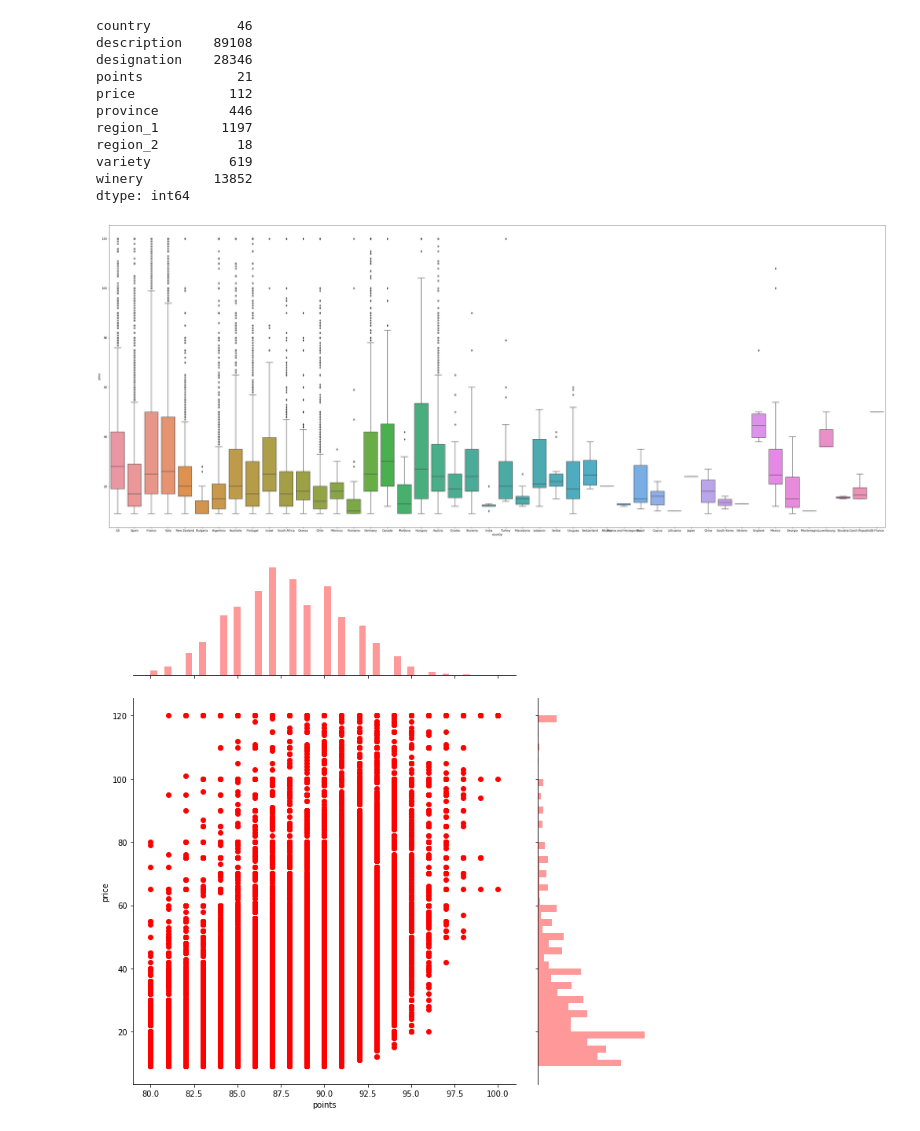
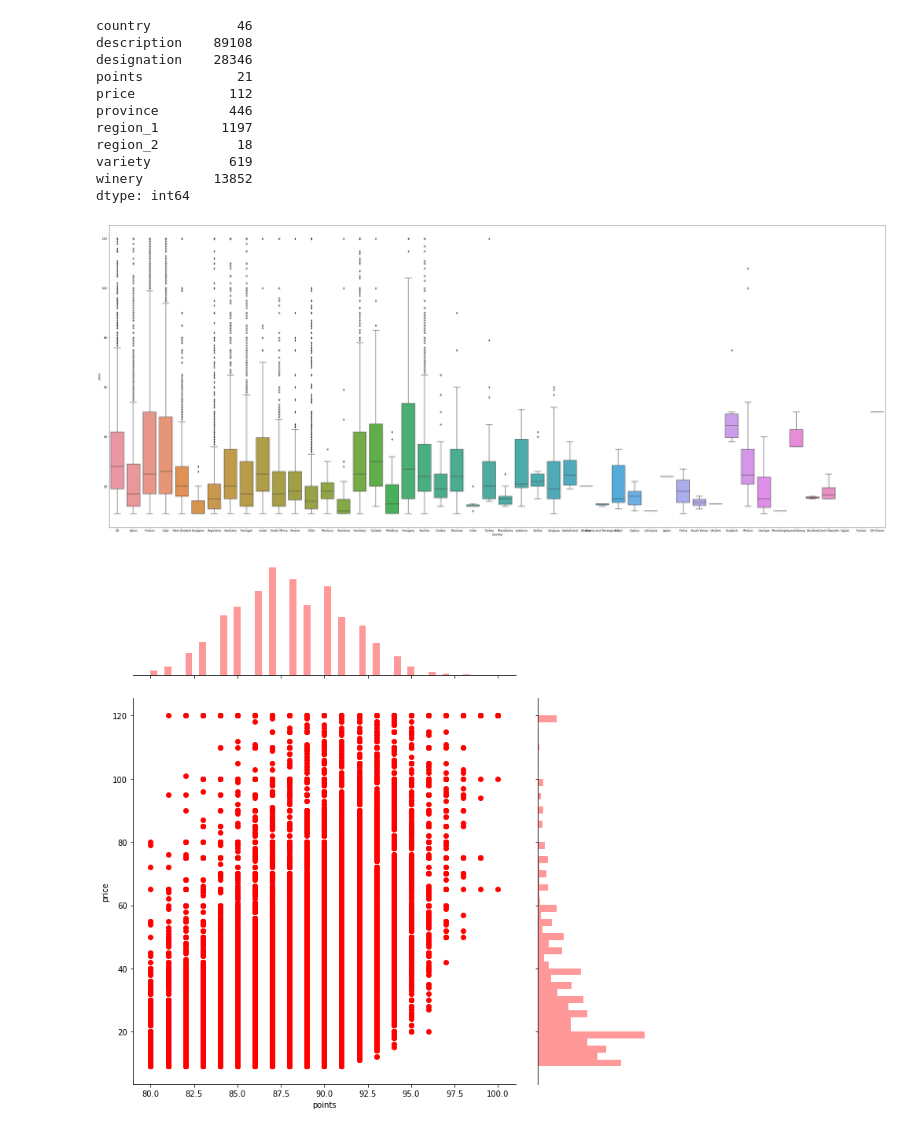
Before and after one commit to Ryan-Ashton/ML_App, a Jupyter notebook: Wine_Review_Price_Prediction.ipynb, the cells around one changed output. Drawn from its saved outputs; the diff is of its cells as text; code cells hidden in the pictures.

```diff
--- a/Wine_Review_Price_Prediction.ipynb
+++ b/Wine_Review_Price_Prediction.ipynb
@@ -71,5 +67,7 @@ df.describe()
 # %%
 ## Function to remove outliers
+
+df_copy = df
 
 def remove_outliers(data_frame, column_list, low=0.02, high=0.98):
    for column in column_list:
@@ -83,7 +81,7 @@ def remove_outliers(data_frame, column_list, low=0.02, high=0.98):
 # Remove outlier
 columns_outlier = ['price']
 
-news_train_df = remove_outliers(df, columns_outlier)
+news_train_df = remove_outliers(df_copy, columns_outlier)
 # %%
 news_train_df.shape
 # %% [output]
@@ -172,11 +170,11 @@ dtype: int64
 # %%
 ## Box plot
 
 plt.figure(figsize=(50,20))
-sns.boxplot(x="country", y="price", data=df)
+sns.boxplot(x="country", y="price", data=news_train_df)
 plt.show()
 # %% [output]
-[figure, old version]
+[figure, new version]
 # %%
 ##Joint plot - scatter in middle and distribution on top and sides
 
```
Also changed, not shown: parts of 16 cells of this notebook, 4 other files.
